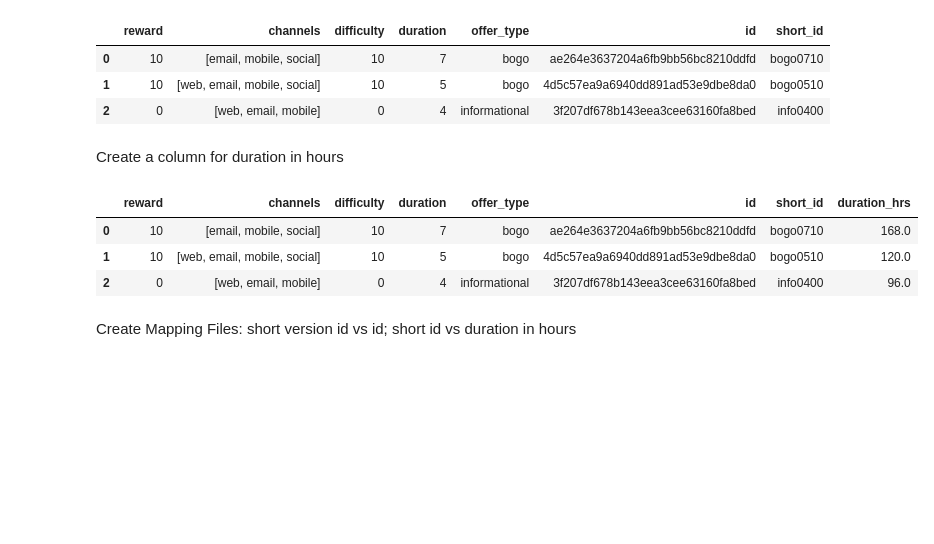
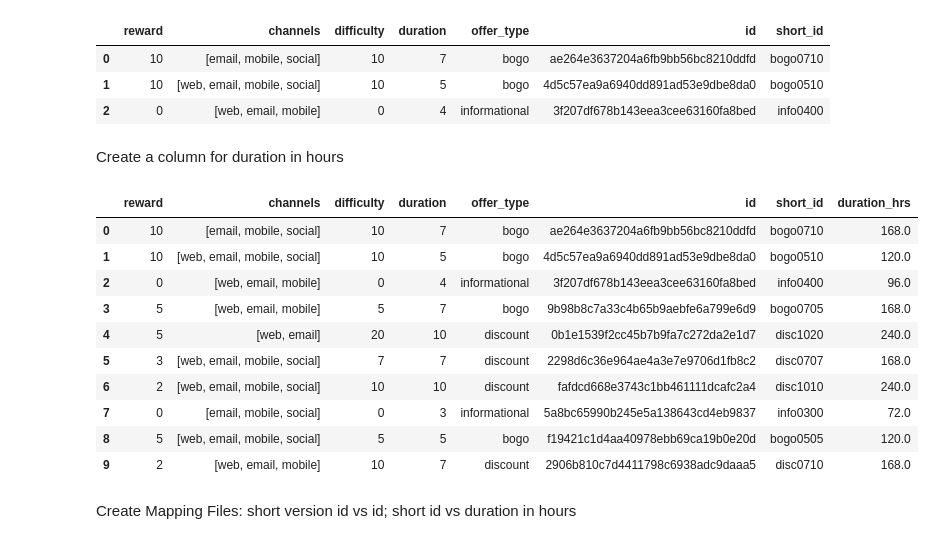
Before and after one commit to ChidiOnum/Starbucks-Capstone, a Jupyter notebook: starbucksanalyse.ipynb, the cells around one changed output. Drawn from its saved outputs; the diff is of its cells as text; code cells hidden in the pictures; blank space fills up the shorter version.

```diff
--- a/starbucksanalyse.ipynb
+++ b/starbucksanalyse.ipynb
@@ -294,12 +294,19 @@ day_hrs = 24.0
 portfolio['duration_hrs'] = portfolio['duration'] * day_hrs
 # %%
 # view impact on dataframe
-portfolio.head(3)
+portfolio
 # %% [output]
 |  | reward | channels | difficulty | duration | offer_type | id | short_id | duration_hrs |
 | 0 | 10 | [email, mobile, social] | 10 | 7 | bogo | ae264e3637204a6fb9bb56bc8210ddfd | bogo0710 | 168.0 |
 | 1 | 10 | [web, email, mobile, social] | 10 | 5 | bogo | 4d5c57ea9a6940dd891ad53e9dbe8da0 | bogo0510 | 120.0 |
 | 2 | 0 | [web, email, mobile] | 0 | 4 | informational | 3f207df678b143eea3cee63160fa8bed | info0400 | 96.0 |
+| 3 | 5 | [web, email, mobile] | 5 | 7 | bogo | 9b98b8c7a33c4b65b9aebfe6a799e6d9 | bogo0705 | 168.0 |
+| 4 | 5 | [web, email] | 20 | 10 | discount | 0b1e1539f2cc45b7b9fa7c272da2e1d7 | disc1020 | 240.0 |
+| 5 | 3 | [web, email, mobile, social] | 7 | 7 | discount | 2298d6c36e964ae4a3e7e9706d1fb8c2 | disc0707 | 168.0 |
+| 6 | 2 | [web, email, mobile, social] | 10 | 10 | discount | fafdcd668e3743c1bb461111dcafc2a4 | disc1010 | 240.0 |
+| 7 | 0 | [email, mobile, social] | 0 | 3 | informational | 5a8bc65990b245e5a138643cd4eb9837 | info0300 | 72.0 |
+| 8 | 5 | [web, email, mobile, social] | 5 | 5 | bogo | f19421c1d4aa40978ebb69ca19b0e20d | bogo0505 | 120.0 |
+| 9 | 2 | [web, email, mobile] | 10 | 7 | discount | 2906b810c7d4411798c6938adc9daaa5 | disc0710 | 168.0 |
 # %% [markdown]
 Create Mapping Files: short version id vs id; short id vs duration in hours
 # %%
```
Also changed, not shown: parts of 38 cells of this notebook.
